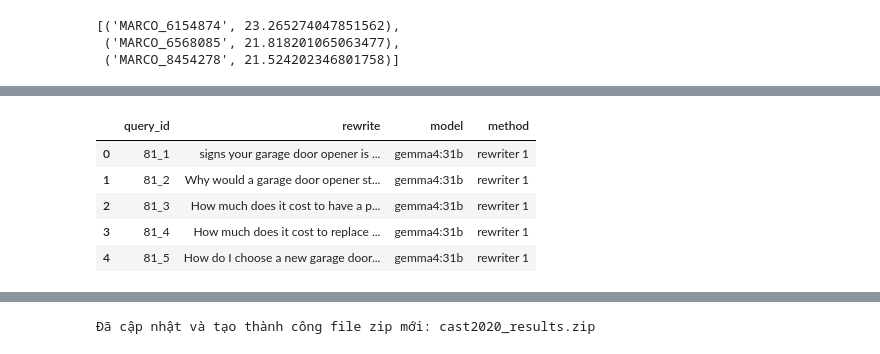
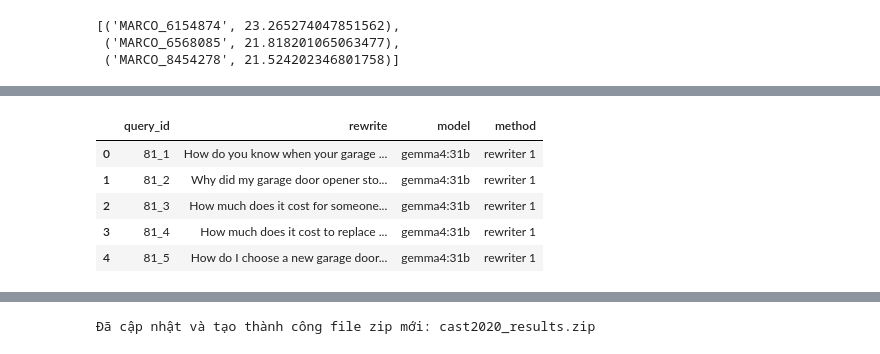
Before and after one commit to nktsagd/query-rewriter, a Jupyter notebook: notebooks/colab_benchmark.ipynb, the cells around one changed output, grey strips where cells are left out. Saved outputs shown, nothing was run; the diff lists cells and outputs as text; code cells hidden in the pictures.

```diff
--- a/notebooks/colab_benchmark.ipynb
+++ b/notebooks/colab_benchmark.ipynb
@@ -183,7 +181,7 @@ SYSTEM_PROMPTS = {
     "rewriter 1": """Rewrite the current conversational search utterance as one standalone search query.
 Use only facts from the preceding user utterances. Preserve intent, entities, numbers,
 dates, constraints, negation, and language. Do not answer the question or explain.
-Return only the rewritten query on one line.""",
+Return only the rewritten query on one line. If in first turn, can not change any thing""",
 
     "rewriter 2": """You rewrite conversational questions into search queries for BM25 retrieval,
 then append a small set of contextual synonyms to improve lexical matching.
@@ -192,6 +190,7 @@ INPUT
 - history: preceding user questions, ordered from oldest to newest.
 - current_query: the user's current question.
 
+If in first turn, can not change any thing.
 Use current_query and history as the evidence for resolving conversational
 context. History contains questions, not answers. A previous question does
 not establish that its proposed answer or assumption is true.
@@ -289,36 +288,36 @@ with tqdm(total=total_steps, desc="Ollama Cloud rewriting") as pbar:
             }, ensure_ascii=False)
 
             response = client.chat(
                 model=MODEL,
                 messages=[
                     {"role": "system", "content": prompt_text},
                     {"role": "user", "content": user_input},
                 ],
                 think=False,
                 options={"temperature": 0, "num_predict": 128},
             )
 
             rewrite = (response.message.content or "").strip()
             if not rewrite or "\n" in rewrite:
                 print(f"Warning: Output không hợp lệ tại {turn.query_id} ({method_name}): {rewrite!r}")
                 rewrite = turn.raw
 
             results_list.append({
                 "query_id": turn.query_id,
                 "rewrite": rewrite,
                 "model": MODEL,
                 "method": method_name
             })
             pbar.update(1)
 
 rewrites = pd.DataFrame(results_list)
 rewrites.to_csv(CACHE, index=False)
 display(rewrites.head())
 # %% [output]
 |  | query_id | rewrite | model | method |
-| 0 | 81_1 | signs your garage door opener is ... | gemma4:31b | rewriter 1 |
-| 1 | 81_2 | Why would a garage door opener st... | gemma4:31b | rewriter 1 |
-| 2 | 81_3 | How much does it cost to have a p... | gemma4:31b | rewriter 1 |
+| 0 | 81_1 | How do you know when your garage ... | gemma4:31b | rewriter 1 |
+| 1 | 81_2 | Why did my garage door opener sto... | gemma4:31b | rewriter 1 |
+| 2 | 81_3 | How much does it cost for someone... | gemma4:31b | rewriter 1 |
 | 3 | 81_4 | How much does it cost to replace ... | gemma4:31b | rewriter 1 |
 | 4 | 81_5 | How do I choose a new garage door... | gemma4:31b | rewriter 1 |
 # %%
```
Also changed, not shown: parts of 3 cells of this notebook, 17 other files.
